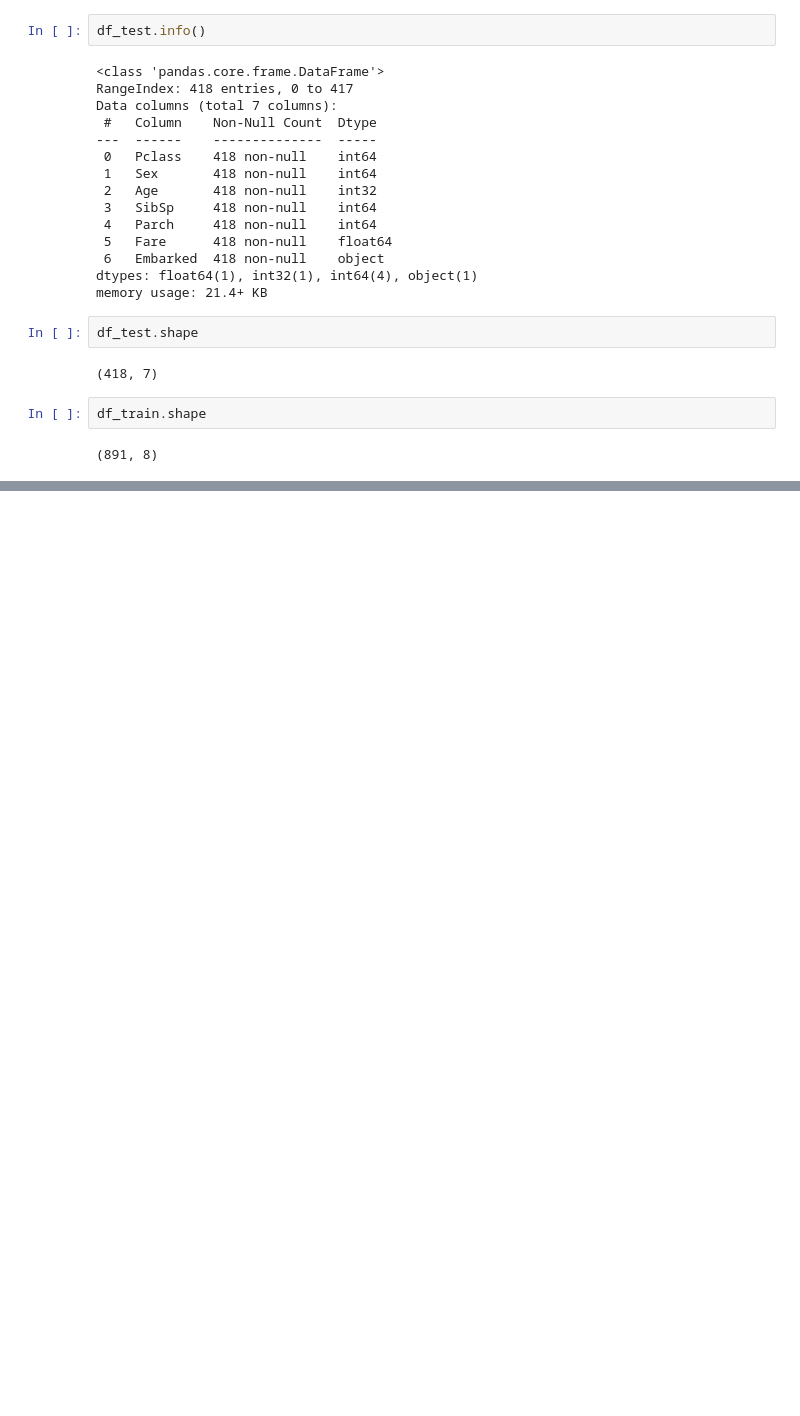
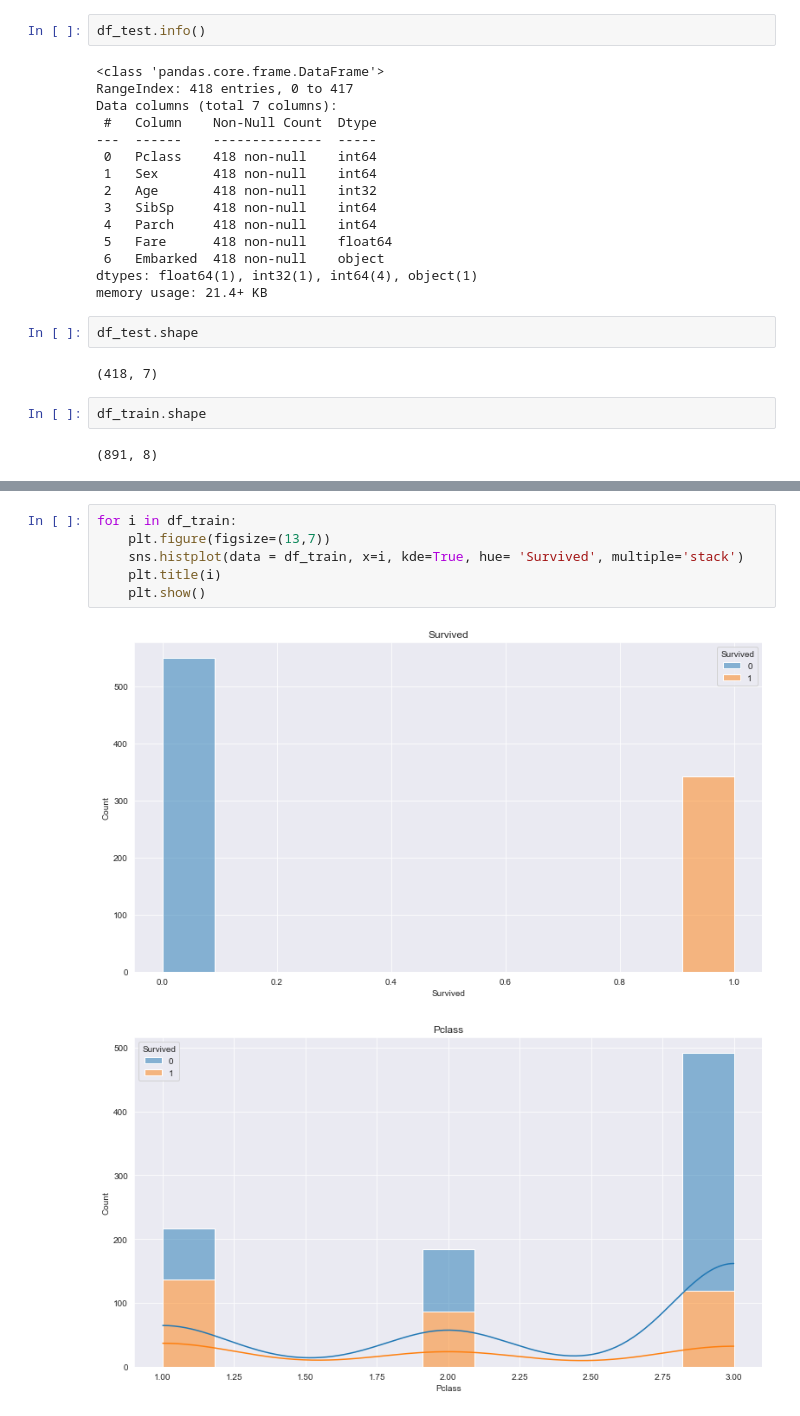
Before and after one commit to ThierrryScotto/Titanic, a Jupyter notebook: titanic_prediction.ipynb, the cells around one changed output, grey strips where cells are left out. Saved outputs shown, nothing was run; the diff lists cells and outputs as text; blank space fills up the shorter version.

```diff
--- a/titanic_prediction.ipynb
+++ b/titanic_prediction.ipynb
@@ -450,0 +483,9 @@ df_train.shape
+# %%
+for i in df_train:
+    plt.figure(figsize=(13,7))
+    sns.histplot(data = df_train, x=i, kde=True, hue= 'Survived', multiple='stack')
+    plt.title(i)
+    plt.show()
+# %% [output]
+[figure, added]
+[figure, added]
```
Also changed, not shown: parts of 7 cells of this notebook.
